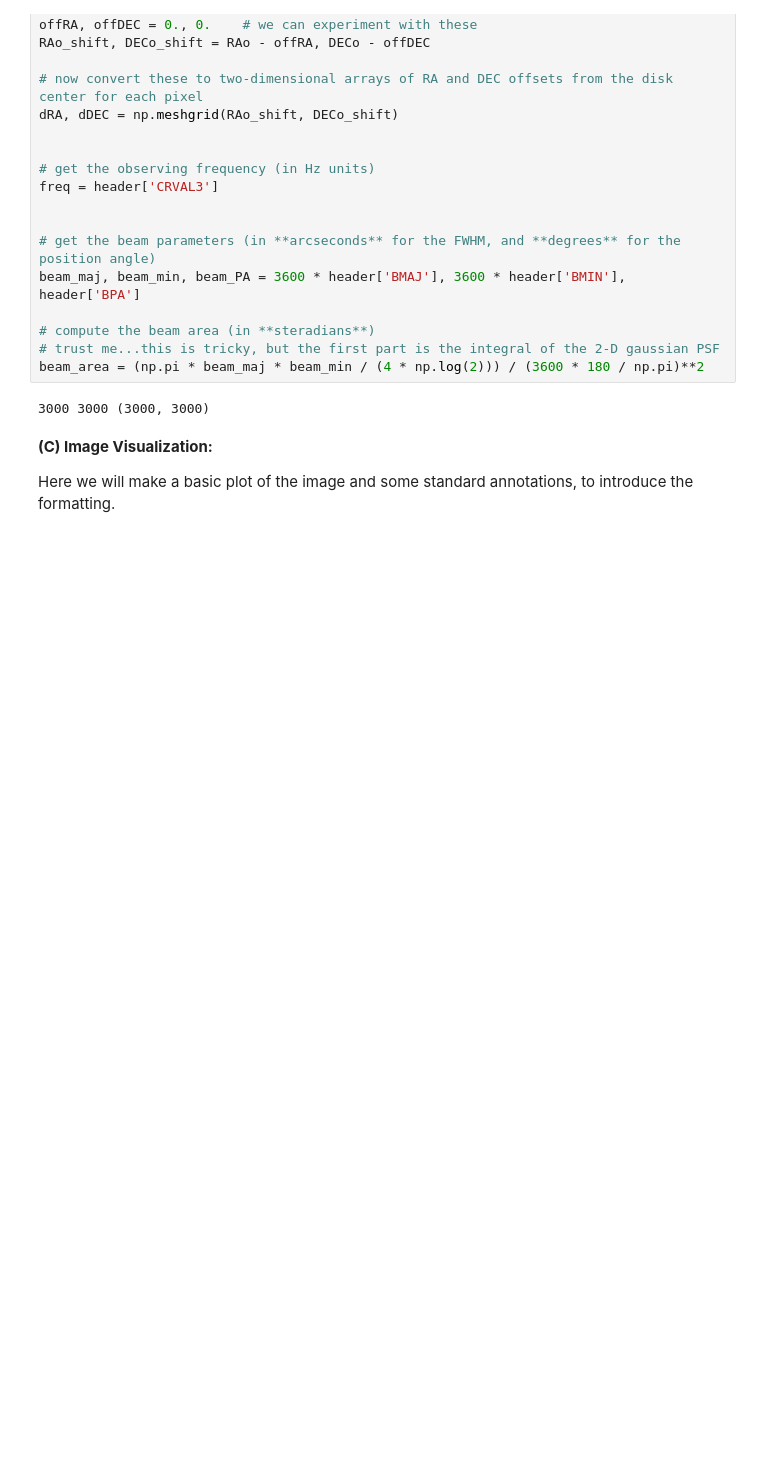
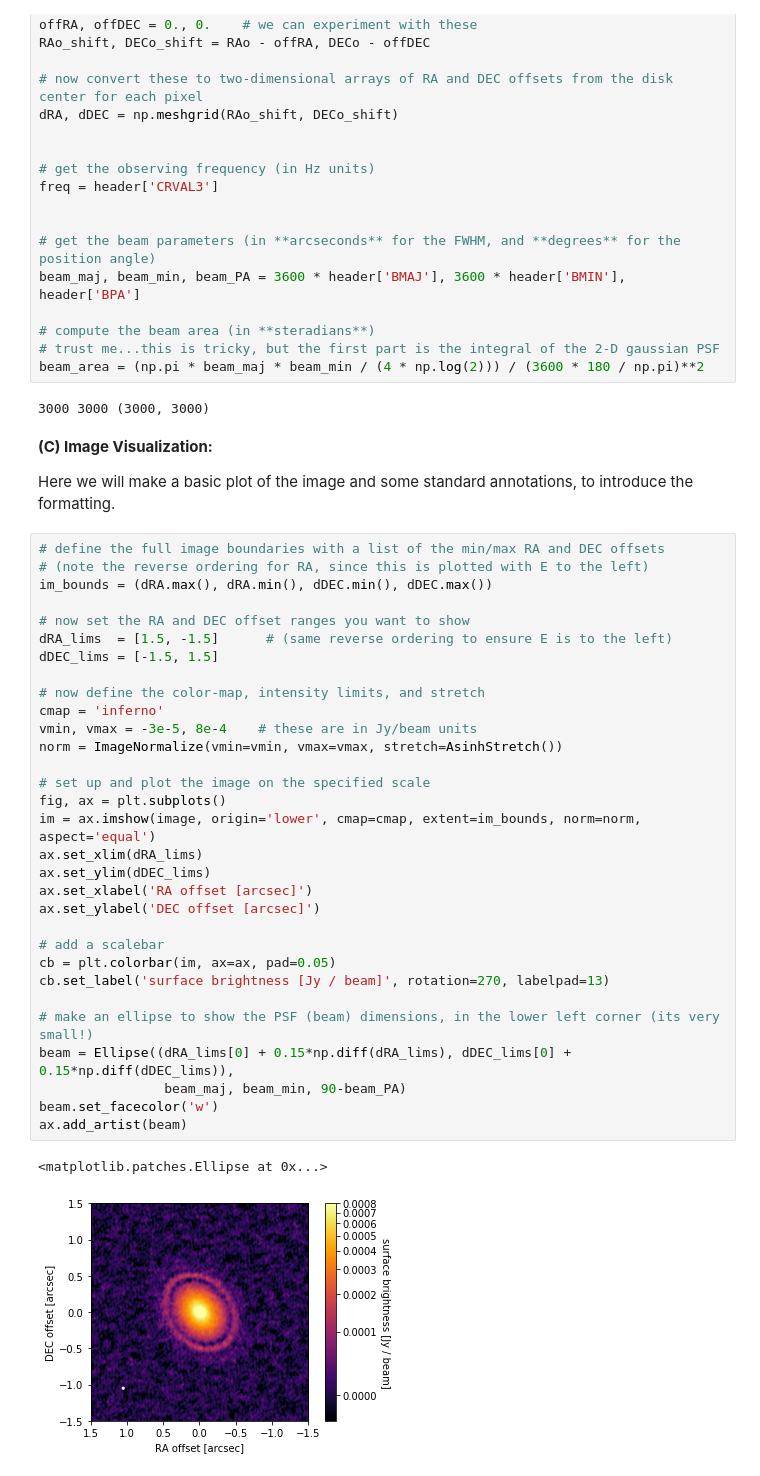
Before and after one commit to seanandrews/DSHARP_CPDs, a Jupyter notebook: Part1_ImageManipulation.ipynb, the cells around one changed output. Saved outputs shown, nothing was run; the diff lists cells and outputs as text; blank space fills up the shorter version.

Commit message:
image manipulation notebook: plotting activities

```diff
--- a/Part1_ImageManipulation.ipynb
+++ b/Part1_ImageManipulation.ipynb
@@ -75,3 +79,37 @@ beam_area = (np.pi * beam_maj * beam_min / (4 * np.log(2))) / (3600 * 180 / np.p
 **(C) Image Visualization:**
 
 Here we will make a basic plot of the image and some standard annotations, to introduce the formatting.
+# %%
+# define the full image boundaries with a list of the min/max RA and DEC offsets
+# (note the reverse ordering for RA, since this is plotted with E to the left)
+im_bounds = (dRA.max(), dRA.min(), dDEC.min(), dDEC.max())
+
+# now set the RA and DEC offset ranges you want to show
+dRA_lims  = [1.5, -1.5]      # (same reverse ordering to ensure E is to the left)
+dDEC_lims = [-1.5, 1.5]
+
+# now define the color-map, intensity limits, and stretch
+cmap = 'inferno'
+vmin, vmax = -3e-5, 8e-4    # these are in Jy/beam units
+norm = ImageNormalize(vmin=vmin, vmax=vmax, stretch=AsinhStretch())
+
+# set up and plot the image on the specified scale
+fig, ax = plt.subplots()
+im = ax.imshow(image, origin='lower', cmap=cmap, extent=im_bounds, norm=norm, aspect='equal')
+ax.set_xlim(dRA_lims)
+ax.set_ylim(dDEC_lims)
+ax.set_xlabel('RA offset [arcsec]')
+ax.set_ylabel('DEC offset [arcsec]')
+
+# add a scalebar
+cb = plt.colorbar(im, ax=ax, pad=0.05)
+cb.set_label('surface brightness [Jy / beam]', rotation=270, labelpad=13)
+
+# make an ellipse to show the PSF (beam) dimensions, in the lower left corner (its very small!)
+beam = Ellipse((dRA_lims[0] + 0.15*np.diff(dRA_lims), dDEC_lims[0] + 0.15*np.diff(dDEC_lims)),
+                beam_maj, beam_min, 90-beam_PA)
+beam.set_facecolor('w')
+ax.add_artist(beam)
+# %% [output]
+<matplotlib.patches.Ellipse at 0x...>
+[figure, added]
```
Also changed, not shown: parts of 4 cells of this notebook.
